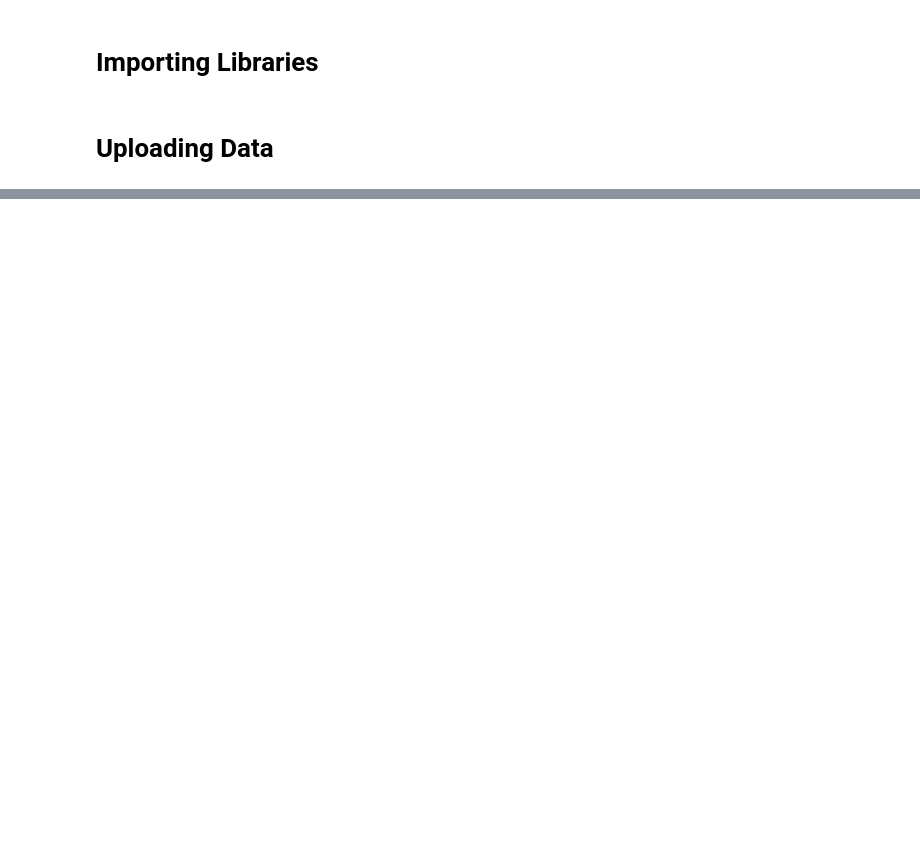
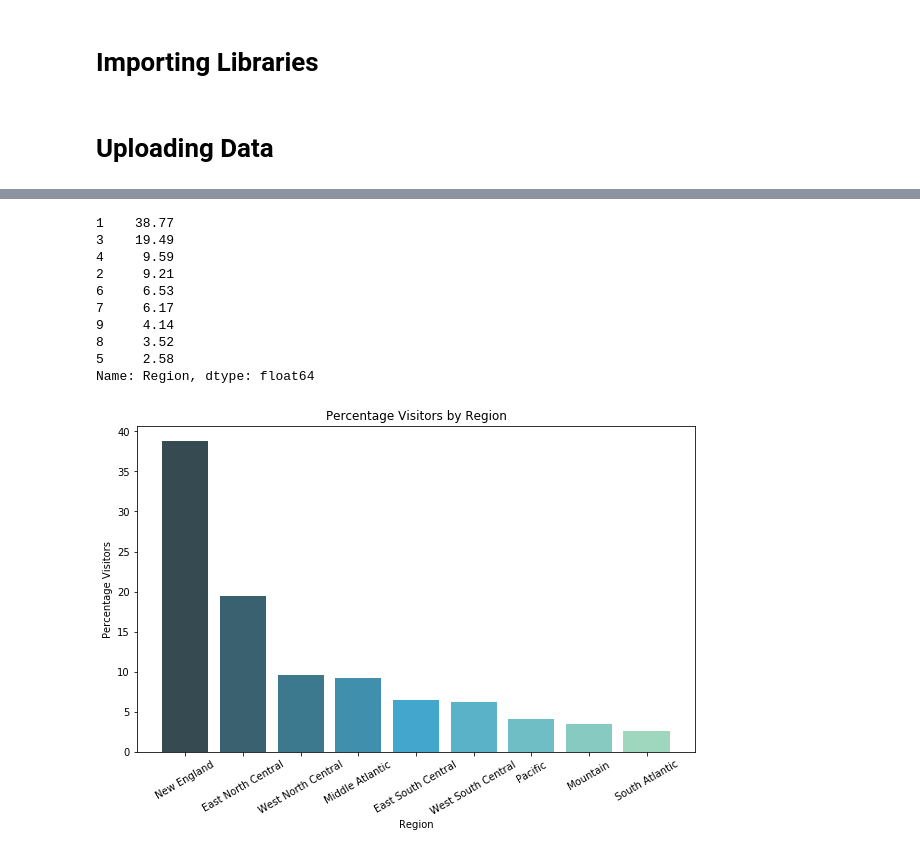
Before and after one commit to nielsbclausen/Mod_5_Project, a Jupyter notebook: Online_Purchasing_Intention_Laura .ipynb, the cells around one changed output, grey strips where cells are left out. Cells and saved outputs as stored; diff of their text form; code cells hidden in the pictures; blank space fills up the shorter version.

```diff
--- a/Online_Purchasing_Intention_Laura .ipynb
+++ b/Online_Purchasing_Intention_Laura .ipynb
@@ -34,0 +199,30 @@ raw_df = pd.read_csv("")
+# %%
+regional_revenue = raw_df[['Region','Revenue']]
+regional_revenue = regional_revenue.replace(to_replace=[1, 2,3,4,5,
+                                                        6,7,8,9],value=['New England','Middle Atlantic',
+                                                                        'East North Central',
+                                                                        'West North Central','South Atlantic',
+                                                                        'East South Central',
+                                                                        'West South Central',
+                                                                        'Mountain','Pacific'])
+print(round(raw_df.Region.value_counts(normalize=True),4)*100)
+plt.figure(figsize=(10,6))
+plt.bar(regional_revenue['Region'].value_counts(normalize=True).index, regional_revenue['Region'].value_counts(normalize=True)*100,
+        color=sns.color_palette("GnBu_d",n_colors=9))
+plt.xticks(rotation='30')
+plt.xlabel('Region')
+plt.ylabel('Percentage Visitors')
+plt.title('Percentage Visitors by Region')
+plt.show()
+# %% [output]
+1    38.77
+3    19.49
+4     9.59
+2     9.21
+6     6.53
+7     6.17
+9     4.14
+8     3.52
+5     2.58
+Name: Region, dtype: float64
+[figure, added]
```
Also changed, not shown: parts of 22 cells of this notebook.
